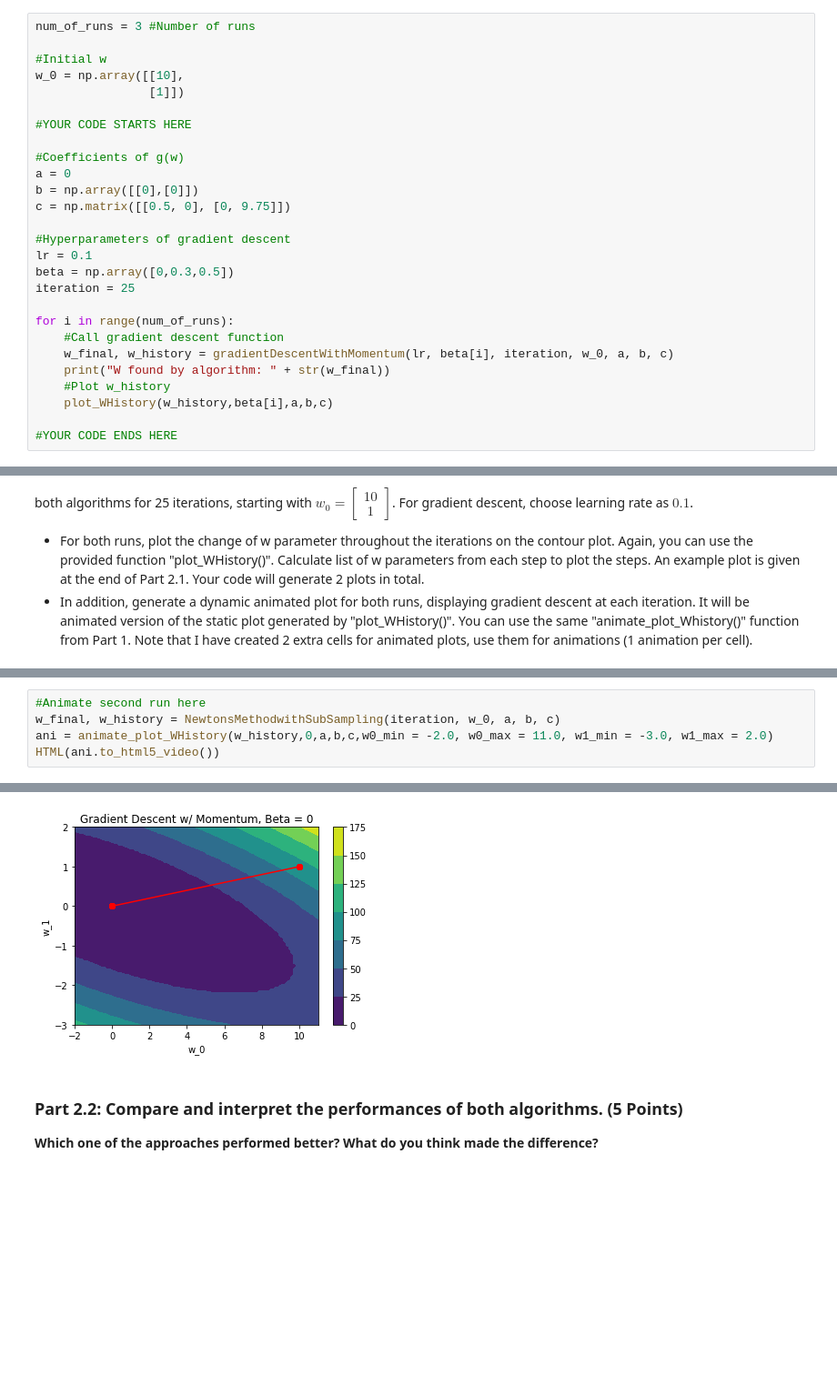
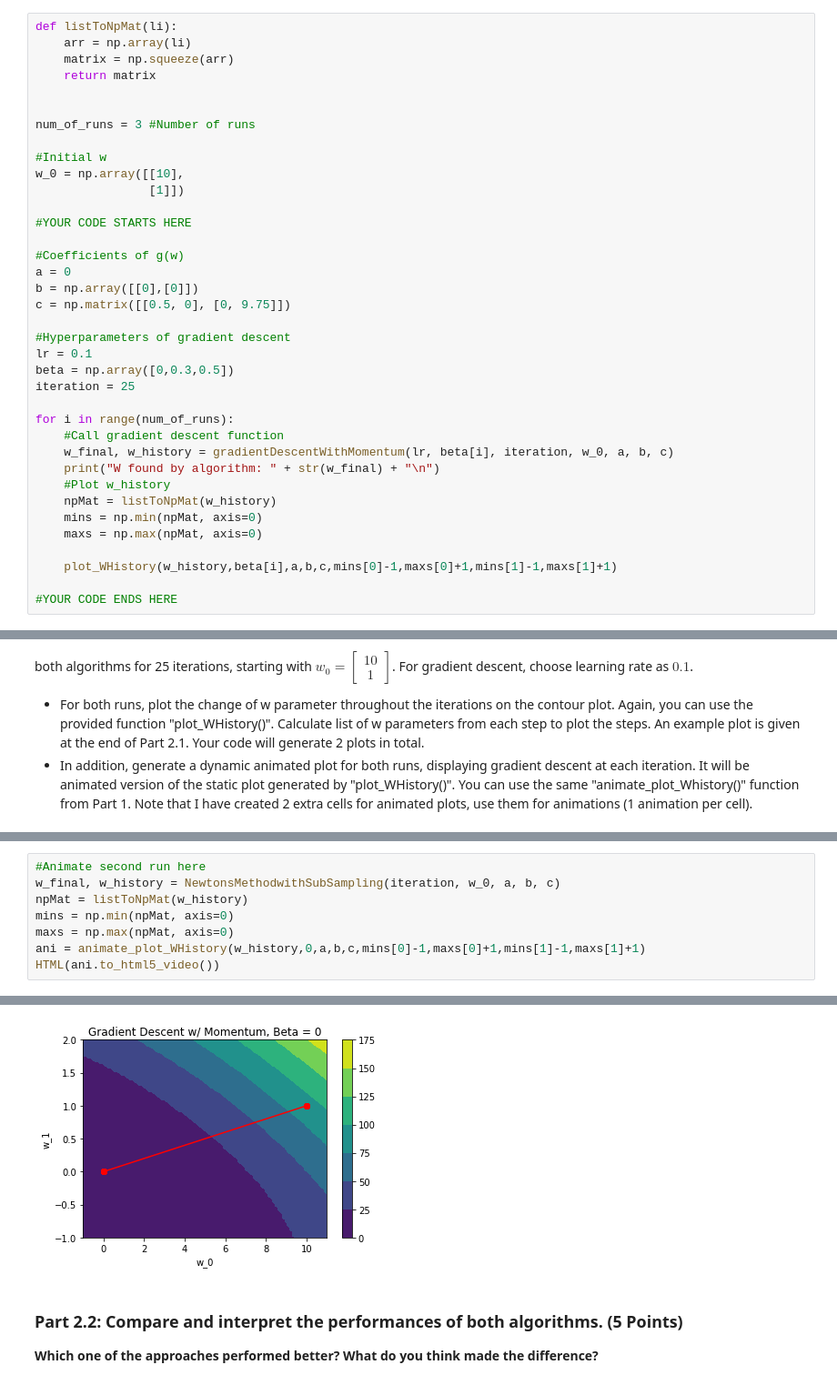
Before and after one commit to moreflexible/MachineLearning, a Jupyter notebook: HW-2/HW2_504191512.ipynb, the cells around one changed output, grey strips where cells are left out. Shown at 91% size. Saved outputs shown, nothing was run; the diff lists cells and outputs as text; blank space fills up the shorter version.

Commit message:
Min and max values of plot function determined automatically

```diff
--- a/HW-2/HW2_504191512.ipynb
+++ b/HW-2/HW2_504191512.ipynb
@@ -161,6 +161,12 @@ def animate_plot_WHistory(w_history, beta, a=0, b=np.zeros((2,1)), c = np.zeros(
     ani = FuncAnimation(fig, animate, frames=w_history, interval=300,blit=True)
     return ani
 # %%
+def listToNpMat(li):
+    arr = np.array(li)
+    matrix = np.squeeze(arr)
+    return matrix
+
+
 num_of_runs = 3 #Number of runs
 
 #Initial w
@@ -182,9 +188,13 @@ iteration = 25
 for i in range(num_of_runs):
     #Call gradient descent function
     w_final, w_history = gradientDescentWithMomentum(lr, beta[i], iteration, w_0, a, b, c)
-    print("W found by algorithm: " + str(w_final))
+    print("W found by algorithm: " + str(w_final) + "\n")
     #Plot w_history
-    plot_WHistory(w_history,beta[i],a,b,c)
+    npMat = listToNpMat(w_history)
+    mins = np.min(npMat, axis=0)
+    maxs = np.max(npMat, axis=0)
+
+    plot_WHistory(w_history,beta[i],a,b,c,mins[0]-1,maxs[0]+1,mins[1]-1,maxs[1]+1)
 
 #YOUR CODE ENDS HERE
 # %% [output]
@@ -330,11 +358,14 @@ HTML(ani.to_html5_video())
 # %%
 #Animate second run here
 w_final, w_history = NewtonsMethodwithSubSampling(iteration, w_0, a, b, c)
-ani = animate_plot_WHistory(w_history,0,a,b,c,w0_min = -2.0, w0_max = 11.0, w1_min = -3.0, w1_max = 2.0)
+npMat = listToNpMat(w_history)
+mins = np.min(npMat, axis=0)
+maxs = np.max(npMat, axis=0)
+ani = animate_plot_WHistory(w_history,0,a,b,c,mins[0]-1,maxs[0]+1,mins[1]-1,maxs[1]+1)
 HTML(ani.to_html5_video())
 # %% [output]
 [interactive output not drawn]
-[figure, old version]
+[figure, new version]
 # %% [markdown]
 ### Part 2.2: Compare and interpret the performances of both algorithms. (5 Points)
 __Which one of the approaches performed better? What do you think made the difference?__
```
Also changed, not shown: parts of 8 cells of this notebook.
